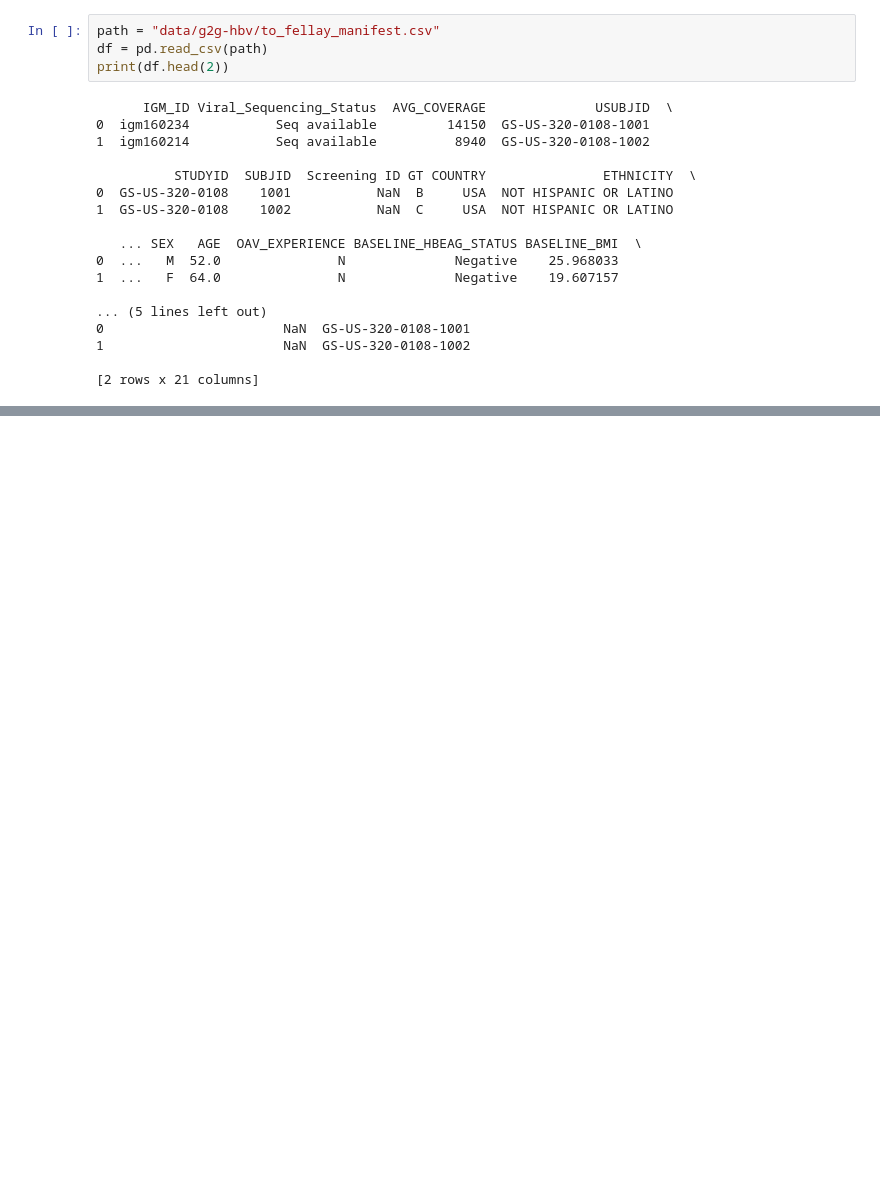
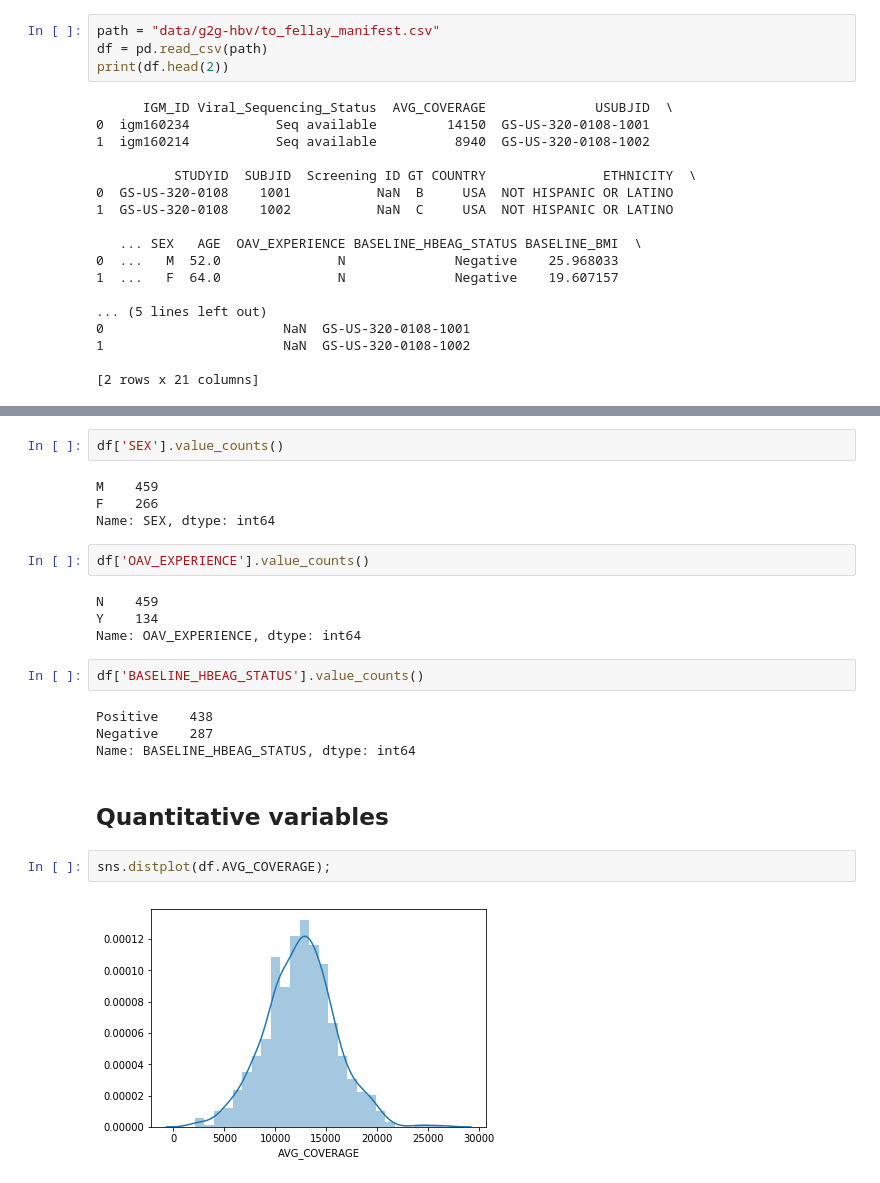
Before and after one commit to matthiaszeller/HBV, a Jupyter notebook: Clinical data.ipynb, the cells around one changed output, grey strips where cells are left out. Cells and saved outputs as stored; diff of their text form; blank space fills up the shorter version.

```diff
--- a/Clinical data.ipynb
+++ b/Clinical data.ipynb
@@ -43,0 +144,24 @@ df.shape
+# %%
+df['SEX'].value_counts()
+# %% [output]
+M    459
+F    266
+Name: SEX, dtype: int64
+# %%
+df['OAV_EXPERIENCE'].value_counts()
+# %% [output]
+N    459
+Y    134
+Name: OAV_EXPERIENCE, dtype: int64
+# %%
+df['BASELINE_HBEAG_STATUS'].value_counts()
+# %% [output]
+Positive    438
+Negative    287
+Name: BASELINE_HBEAG_STATUS, dtype: int64
+# %% [markdown]
+## Quantitative variables
+# %%
+sns.distplot(df.AVG_COVERAGE);
+# %% [output]
+[figure, added]
```
Also changed, not shown: parts of 24 cells of this notebook.
